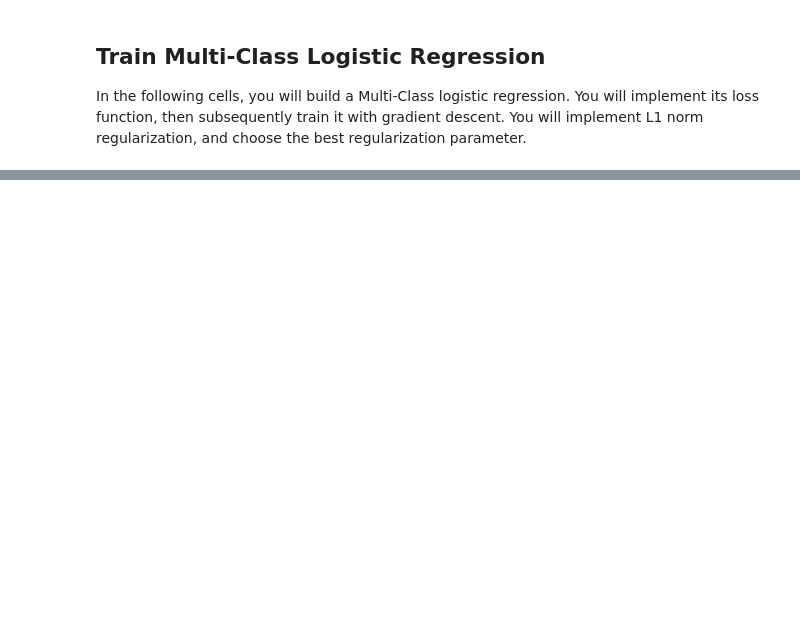
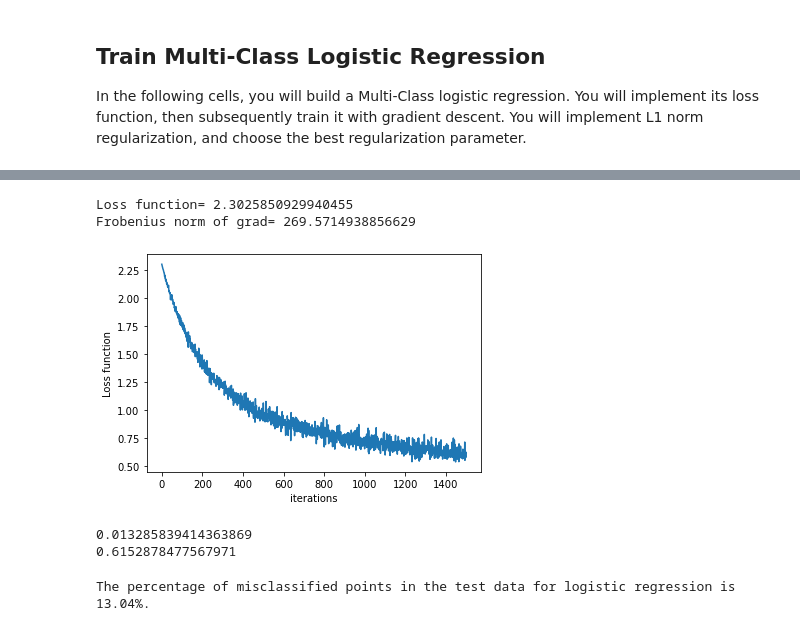
Before and after one commit to yunhaj47/21W-EE246-proj1, a Jupyter notebook: Code/Notebook.ipynb, the cells around one changed output, grey strips where cells are left out. Cells and saved outputs as stored; diff of their text form; code cells hidden in the pictures; blank space fills up the shorter version.

```diff
--- a/Code/Notebook.ipynb
+++ b/Code/Notebook.ipynb
@@ -786,30 +862,44 @@ from MLogistic import MLogistic
 num_classes = len(np.unique(y_train))
 num_features = X_train.shape[1]
 
-logistic = Logistic(dim=[num_classes,num_features], reg_param=0)
-loss, grad = logistic.loss_and_grad(X_train[:5000],y_train[:5000])
+mlogistic = MLogistic(dim=[num_classes,num_features], reg_param=0)
+loss, grad = mlogistic.loss_and_grad(X_train[:5000],y_train[:5000])
 print('Loss function=',loss)
 print('Frobenius norm of grad=',np.linalg.norm(grad))
 ##
+# %% [output]
+Loss function= 2.3025850929940455
+Frobenius norm of grad= 269.5714938856629
 # %%
 ## Complete train_LR function in Logistic.py file
-loss_history, w = logistic.train_LR(X_train,y_train, eta=1e-7,batch_size=200, num_iters=1500)
+loss_history, w = mlogistic.train_LR(X_train,y_train, eta=1e-7,batch_size=200, num_iters=1500)
 fig = plt.figure()
 plt.plot(loss_history)
 plt.xlabel('iterations')
 plt.ylabel('Loss function')
 plt.show()
 print(np.linalg.norm(w))
 print(loss_history[1499])
+# %% [output]
+[figure, added]
+0.013285839414363869
+0.6152878477567971
 # %%
 # ================================================================ #
 # YOUR CODE HERE:
 #Complete predict function in Logistic.py file and compute the trainin error and the test error
 # ================================================================ #
 
+y_pred_test = mlogistic.predict(X_test)
+num_missed = np.sum(y_test != y_pred_test)
+print('The percentage of misclassified points in the test data for logistic regression is {}%.' \
+      .format(100 * num_missed / (X_test.shape[0])))
+
 # ================================================================ #
 # END YOUR CODE HERE
 # ================================================================ #
+# %% [output]
+The percentage of misclassified points in the test data for logistic regression is 13.04%.
 # %%
 reg = [0,1e-6,1e-3,1e-2,1e-1,1]
 train_err =np.zeros((len(reg),1))
```
Also changed, not shown: parts of 16 cells of this notebook, 4 other files.
